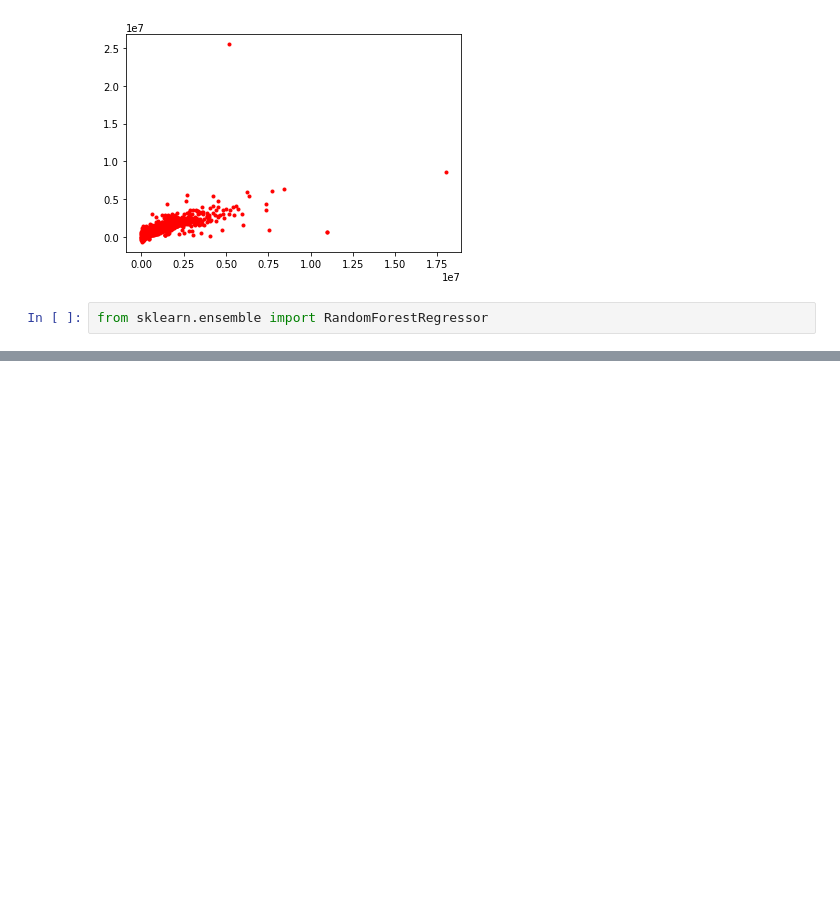
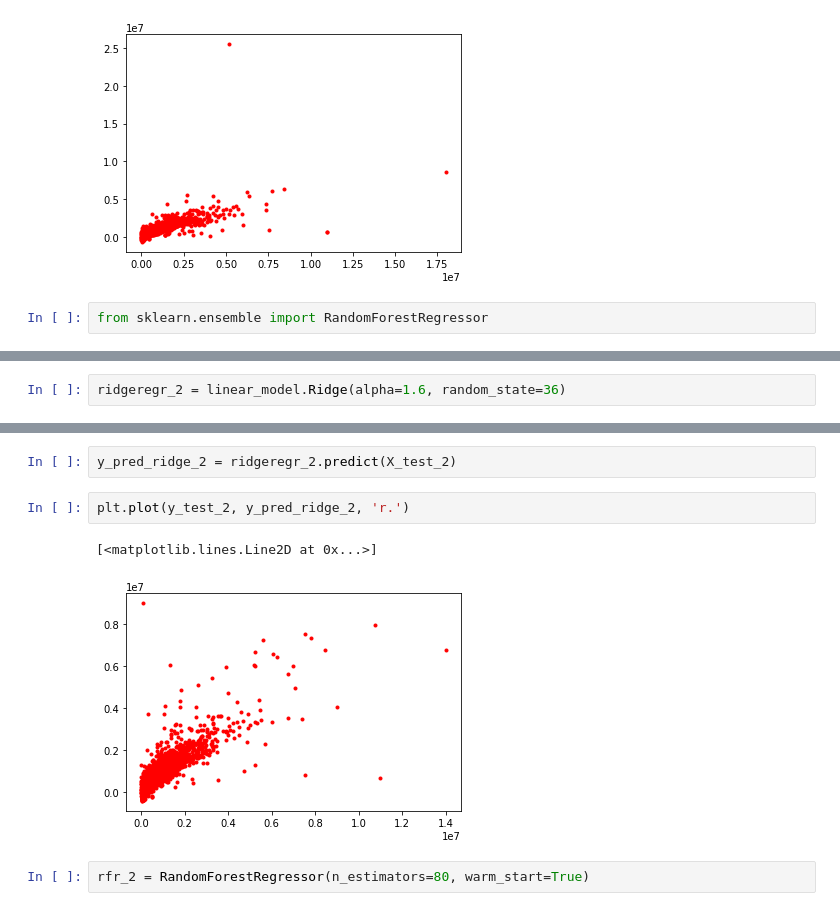
Before and after one commit to JustFairWell/thinkful, a Jupyter notebook: dsboot_supercap_3.ipynb, the cells around one changed output, grey strips where cells are left out. Drawn from its saved outputs; the diff is of its cells as text; blank space fills up the shorter version.

```diff
--- a/dsboot_supercap_3.ipynb
+++ b/dsboot_supercap_3.ipynb
@@ -244,0 +406,2 @@ rfr.score(X_test, y_test)
+# %%
+ridgeregr_2 = linear_model.Ridge(alpha=1.6, random_state=36)
@@ -244,0 +421,9 @@ rfr.score(X_test, y_test)
+# %%
+y_pred_ridge_2 = ridgeregr_2.predict(X_test_2)
+# %%
+plt.plot(y_test_2, y_pred_ridge_2, 'r.')
+# %% [output]
+[<matplotlib.lines.Line2D at 0x...>]
+[figure, added]
+# %%
+rfr_2 = RandomForestRegressor(n_estimators=80, warm_start=True)
```
Also changed, not shown: parts of 54 cells of this notebook.
